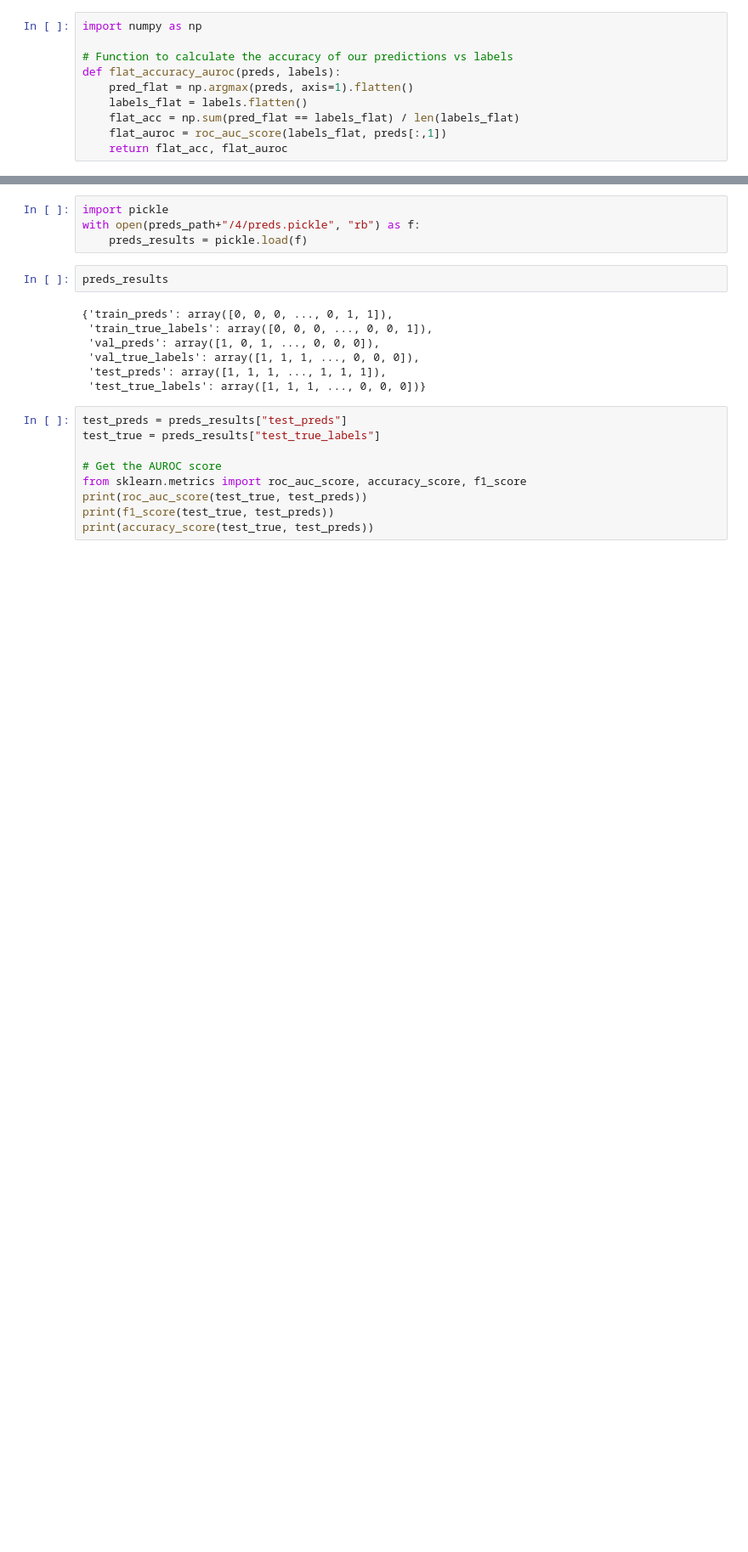
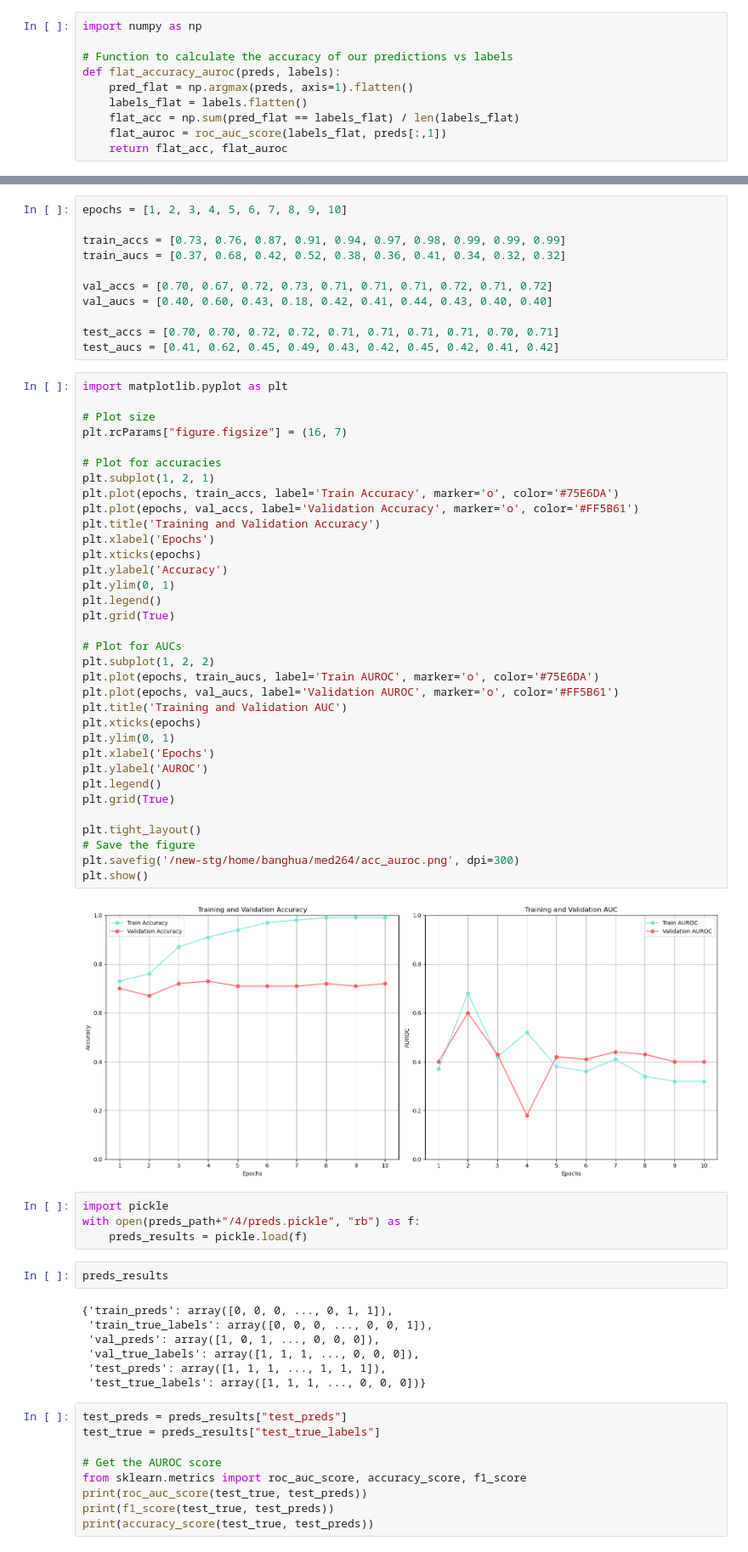
Before and after one commit to xbh0403/MED_264, a Jupyter notebook: jupyer_notebooks/get_preds.ipynb, the cells around one changed output, grey strips where cells are left out. Shown at 85% size. Cells and saved outputs as stored; diff of their text form; blank space fills up the shorter version.

```diff
--- a/jupyer_notebooks/get_preds.ipynb
+++ b/jupyer_notebooks/get_preds.ipynb
@@ -442,5 +443,52 @@ Predicting labels for 3,100 validation sentences...
 Predicting labels for 3,246 test sentences...
 ... (19 outputs left out)
+# %%
+epochs = [1, 2, 3, 4, 5, 6, 7, 8, 9, 10]
+
+train_accs = [0.73, 0.76, 0.87, 0.91, 0.94, 0.97, 0.98, 0.99, 0.99, 0.99]
+train_aucs = [0.37, 0.68, 0.42, 0.52, 0.38, 0.36, 0.41, 0.34, 0.32, 0.32]
+
+val_accs = [0.70, 0.67, 0.72, 0.73, 0.71, 0.71, 0.71, 0.72, 0.71, 0.72]
+val_aucs = [0.40, 0.60, 0.43, 0.18, 0.42, 0.41, 0.44, 0.43, 0.40, 0.40]
+
+test_accs = [0.70, 0.70, 0.72, 0.72, 0.71, 0.71, 0.71, 0.71, 0.70, 0.71]
+test_aucs = [0.41, 0.62, 0.45, 0.49, 0.43, 0.42, 0.45, 0.42, 0.41, 0.42]
+# %%
+import matplotlib.pyplot as plt
+
+# Plot size
+plt.rcParams["figure.figsize"] = (16, 7)
+
+# Plot for accuracies
+plt.subplot(1, 2, 1)
+plt.plot(epochs, train_accs, label='Train Accuracy', marker='o', color='#75E6DA')
+plt.plot(epochs, val_accs, label='Validation Accuracy', marker='o', color='#FF5B61')
+plt.title('Training and Validation Accuracy')
+plt.xlabel('Epochs')
+plt.xticks(epochs)
+plt.ylabel('Accuracy')
+plt.ylim(0, 1)
+plt.legend()
+plt.grid(True)
+
+# Plot for AUCs
+plt.subplot(1, 2, 2)
+plt.plot(epochs, train_aucs, label='Train AUROC', marker='o', color='#75E6DA')
+plt.plot(epochs, val_aucs, label='Validation AUROC', marker='o', color='#FF5B61')
+plt.title('Training and Validation AUC')
+plt.xticks(epochs)
+plt.ylim(0, 1)
+plt.xlabel('Epochs')
+plt.ylabel('AUROC')
+plt.legend()
+plt.grid(True)
+
+plt.tight_layout()
+# Save the figure
+plt.savefig('/new-stg/home/banghua/med264/acc_auroc.png', dpi=300)
+plt.show()
+# %% [output]
+[figure, added]
 # %%
 import pickle
 with open(preds_path+"/4/preds.pickle", "rb") as f:
```
Also changed, not shown: parts of 6 cells of this notebook, 5 other files.
